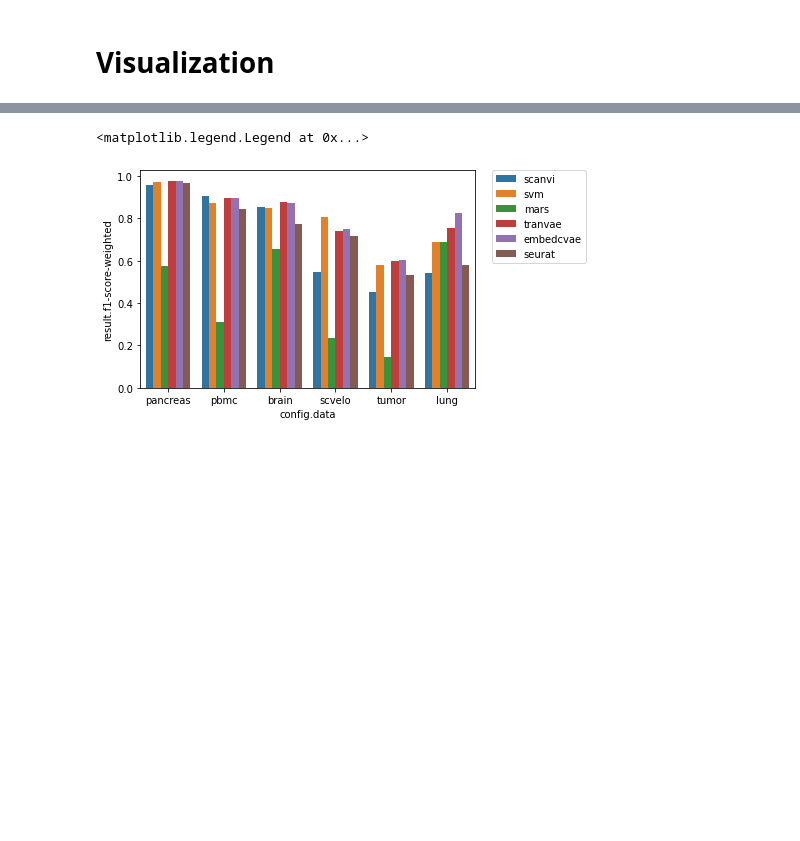
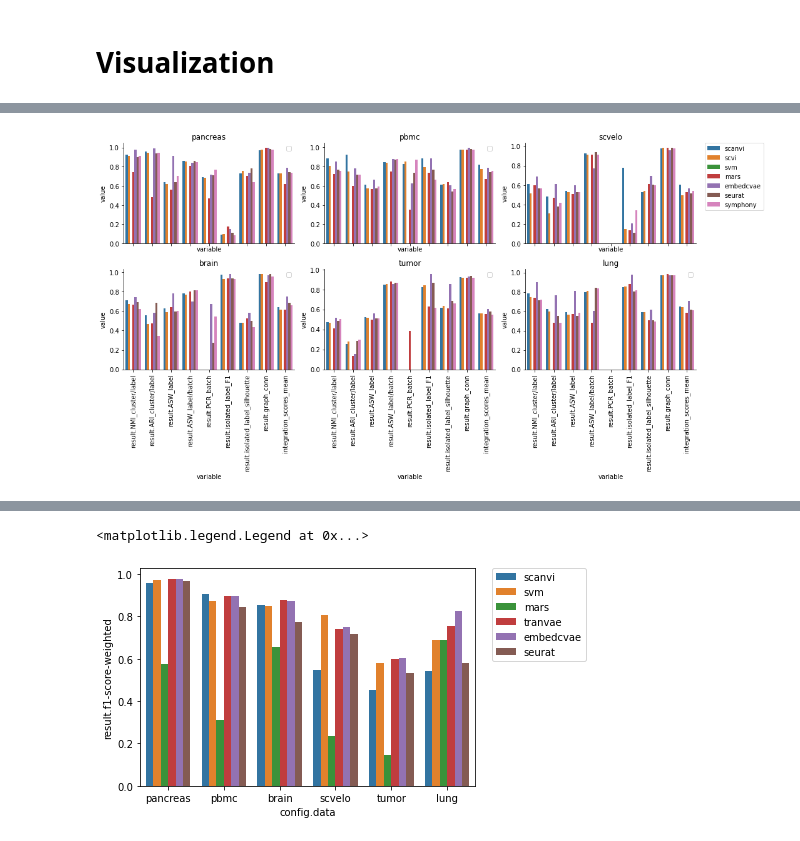
Before and after one commit to theislab/scPoli_reproduce, a Jupyter notebook: benchmarks/Benchmarks.ipynb, the cells around one changed output, grey strips where cells are left out. Drawn from its saved outputs; the diff is of its cells as text; code cells hidden in the pictures; blank space fills up the shorter version.

```diff
--- a/benchmarks/Benchmarks.ipynb
+++ b/benchmarks/Benchmarks.ipynb
@@ -367,0 +304,4 @@ plt.legend(bbox_to_anchor=(1.05, 1), loc=2, borderaxespad=0.)
+# %%
+results_melt = pd.melt(results_df, id_vars = ['config.data', 'method'])
+# %%
+results_melt = results_melt[~results_melt['variable'].str.contains('time')]
@@ -367,0 +324,26 @@ plt.legend(bbox_to_anchor=(1.05, 1), loc=2, borderaxespad=0.)
+# %%
+fig, ax = plt.subplots(2, 3, figsize=(15, 8), sharex=True)
+ax = ax.flatten()
+for i, data in enumerate(
+    ['pancreas', 'pbmc', 'scvelo', 'brain', 'tumor', 'lung']
+):
+    sns.barplot(
+        x='variable',
+        y='value',
+        hue='method',
+        data=results_melt[
+            (results_melt['config.data']==data)
+            & (~results_melt['variable'].str.contains('f1|accuracy', regex=True))
+        ],
+        ax=ax[i]
+    )
+    if i == 2:
+        ax[i].legend(bbox_to_anchor=(1.05, 1), loc=2, borderaxespad=0.)
+    else:
+        ax[i].legend('')
+    ax[i].set_xticklabels(ax[i].get_xticklabels(), rotation=90)
+    ax[i].set_title(data)
+    sns.despine()
+fig.tight_layout()
+# %% [output]
+[figure, added]
```
Also changed, not shown: parts of 16 cells of this notebook, 2 other files.
